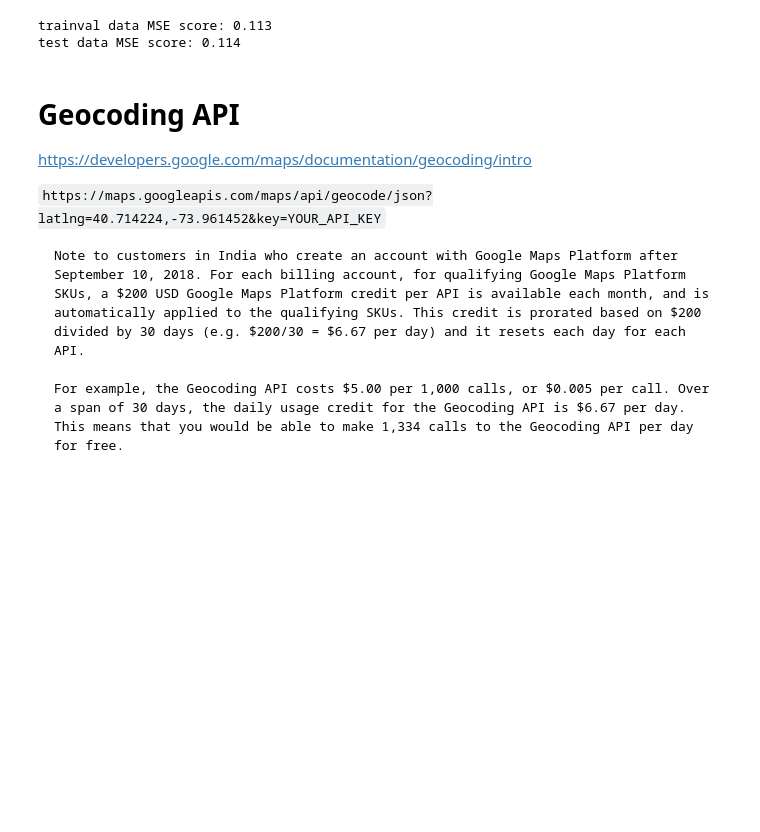
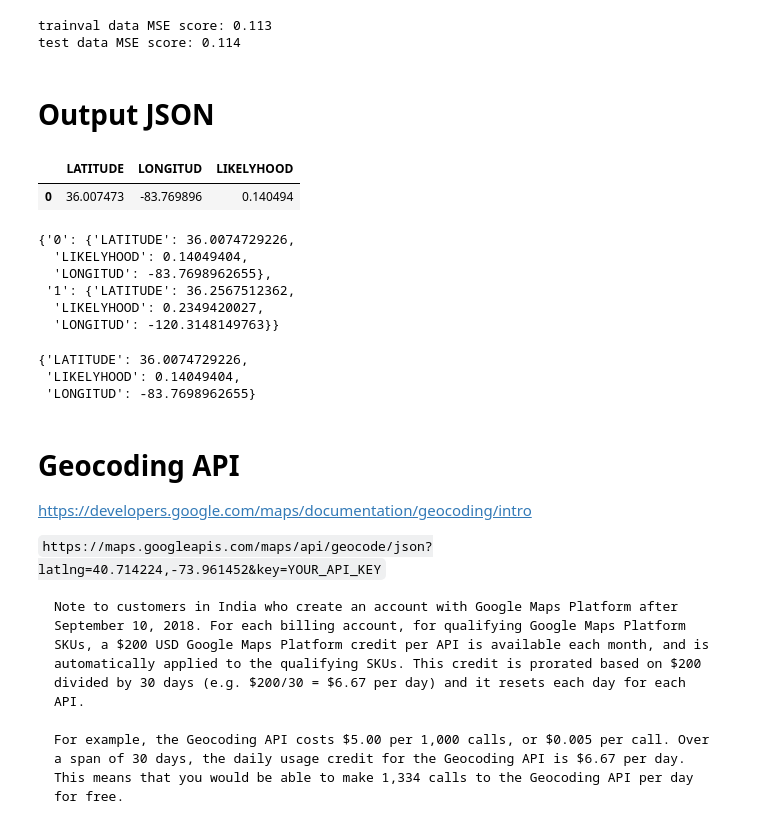
Before and after one commit to Build-Week-Safe-Routes/Data-Science, a Jupyter notebook: notebooks/nov05_eda2017_20190824.ipynb, the cells around one changed output. Drawn from its saved outputs; the diff is of its cells as text; code cells hidden in the pictures; blank space fills up the shorter version.

```diff
--- a/notebooks/nov05_eda2017_20190824.ipynb
+++ b/notebooks/nov05_eda2017_20190824.ipynb
@@ -565,3 +563,49 @@ test data MSE score: 0.114
 ###############################################
 from google.colab import files
 files.download(path+'pipeline.joblib')
+# %% [markdown]
+# Output JSON
+# %%
+pred_test = pipeline.predict(X_test)
+# %%
+df_json = pd.DataFrame({'LATITUDE': X_test['LATITUDE'].to_list(),
+                        'LONGITUD': X_test['LONGITUD'].to_list(),
+                        'LIKELYHOOD': pred_test})
+df_json.head(1)
+# %% [output]
+|  | LATITUDE | LONGITUD | LIKELYHOOD |
+| 0 | 36.007473 | -83.769896 | 0.140494 |
+# %%
+# pandas data frame to json
+
+import json
+
+# filename = '/content/drive/My Drive/Lambda School/DS-Unit-3-Sprint-4-Build-Week-Safe-Routes/api.json.txt'
+# df_json.to_json(filename, orient='index')
+
+str_json = df_json.to_json(orient='index')
+mydict = json.loads(str_json)
+dict(list(mydict.items())[0:2])
+
+# IOPub data rate exceeded.
+# The notebook server will temporarily stop sending output
+# to the client in order to avoid crashing it.
+# To change this limit, set the config variable
+# `--NotebookApp.iopub_data_rate_limit`.
+
+# Current values:
+# NotebookApp.iopub_data_rate_limit=1000000.0 (bytes/sec)
+# NotebookApp.rate_limit_window=3.0 (secs)
+# %% [output]
+{'0': {'LATITUDE': 36.0074729226,
+  'LIKELYHOOD': 0.14049404,
+  'LONGITUD': -83.7698962655},
+ '1': {'LATITUDE': 36.2567512362,
+  'LIKELYHOOD': 0.2349420027,
+  'LONGITUD': -120.3148149763}}
+# %%
+mydict['0']
+# %% [output]
+{'LATITUDE': 36.0074729226,
+ 'LIKELYHOOD': 0.14049404,
+ 'LONGITUD': -83.7698962655}
```
Also changed, not shown: parts of 27 cells of this notebook.
